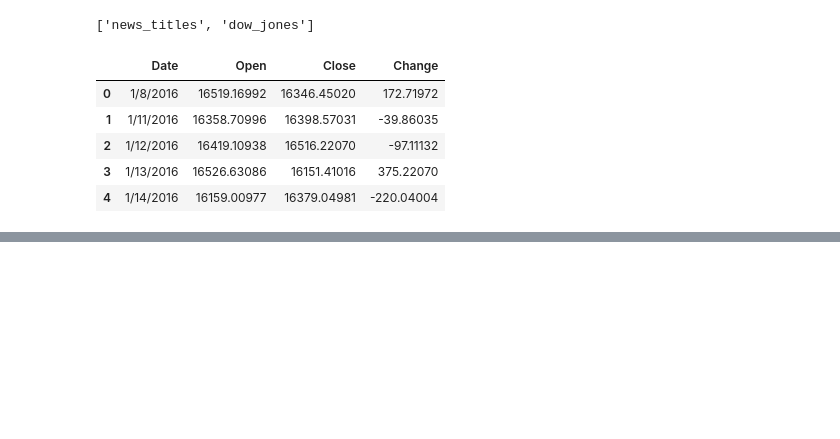
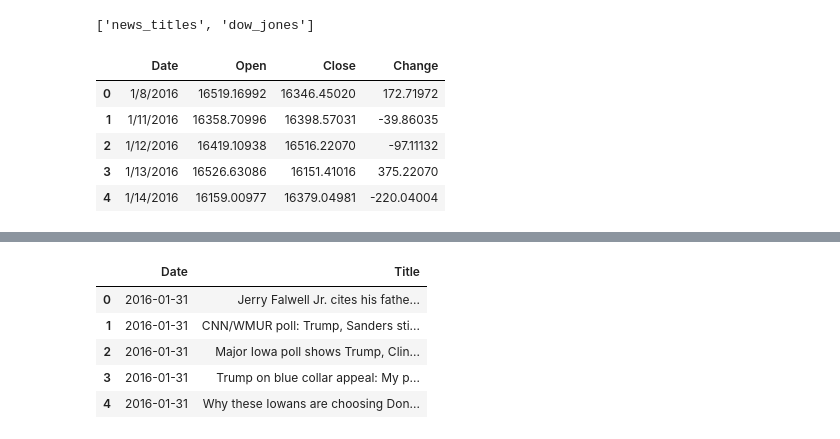
Before and after one commit to Polaris-pixel/ETL-Project, a Jupyter notebook: CNN_Dow.ipynb, the cells around one changed output, grey strips where cells are left out. Saved outputs shown, nothing was run; the diff lists cells and outputs as text; code cells hidden in the pictures; blank space fills up the shorter version.

Commit message:
load cnn table

```diff
--- a/CNN_Dow.ipynb
+++ b/CNN_Dow.ipynb
@@ -261,25 +119,30 @@ concat_news_df
 # Retrieve page with the requests module
 #response = requests.get(url)
 # %%
-years = [2016, 2017, 2018, 2019, 2020]
-years = np.arange(2016, 2021)
-month = np.arange(1, 13)
+# years = [2016, 2017, 2018, 2019, 2020]
+# years = np.arange(2016, 2021)
+# month = np.arange(1, 13)
 # %%
-years = np.arange(2016, 2018)
-months = np.arange(1, 3)
+years = np.arange(2016, 2021)
+months = np.arange(1, 13)
 
-title_list2 = []
+title_list = []
+date_list = []
 
 for year in years:
     for month in months:
 
-        response_title = requests.get("https://www.cnn.com/article/sitemap-" + str(year) + '-' + str(month) + ".html")
+        response = requests.get("https://www.cnn.com/article/sitemap-" + str(year) + '-' + str(month) + ".html")
 
-        soup_title = BeautifulSoup(response_title.text, 'html.parser')
+        soup = BeautifulSoup(response.text, 'html.parser')
 
-        title_results2 = soup.find_all('span', class_="sitemap-link")
+        date_results= soup.find_all('span', class_="date")
+        title_results = soup.find_all('span', class_="sitemap-link")
 
-        for result in title_results2:
+        i = 0
+        for result in title_results:
             title = result.text
-            title_list2.append(title)
-title_list2 = []
+            if title.find ('Trump') != -1:
+                title_list.append(title)
+                date_list.append(date_results[i].text)
+            i+=1
@@ -366,0 +197,10 @@ len(title_list3)
+# %%
+cnn_df = pd.DataFrame({"Date": date_list, "Title":title_list})
+cnn_df.head()
+# %% [output]
+|  | Date | Title |
+| 0 | 2016-01-31 | Jerry Falwell Jr. cites his fathe... |
+| 1 | 2016-01-31 | CNN/WMUR poll: Trump, Sanders sti... |
+| 2 | 2016-01-31 | Major Iowa poll shows Trump, Clin... |
+| 3 | 2016-01-31 | Trump on blue collar appeal: My p... |
+| 4 | 2016-01-31 | Why these Iowans are choosing Don... |
```
Also changed, not shown: parts of 27 cells of this notebook.
